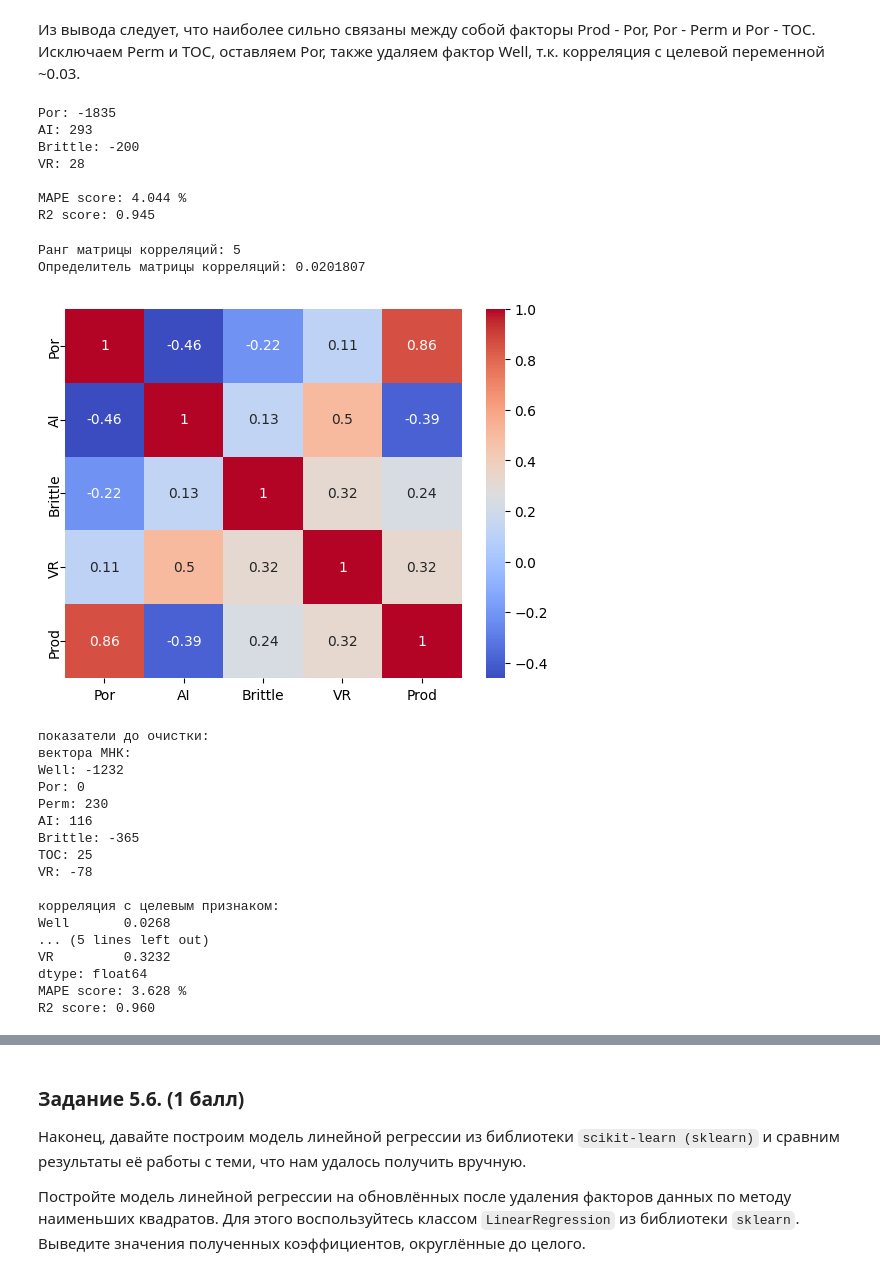
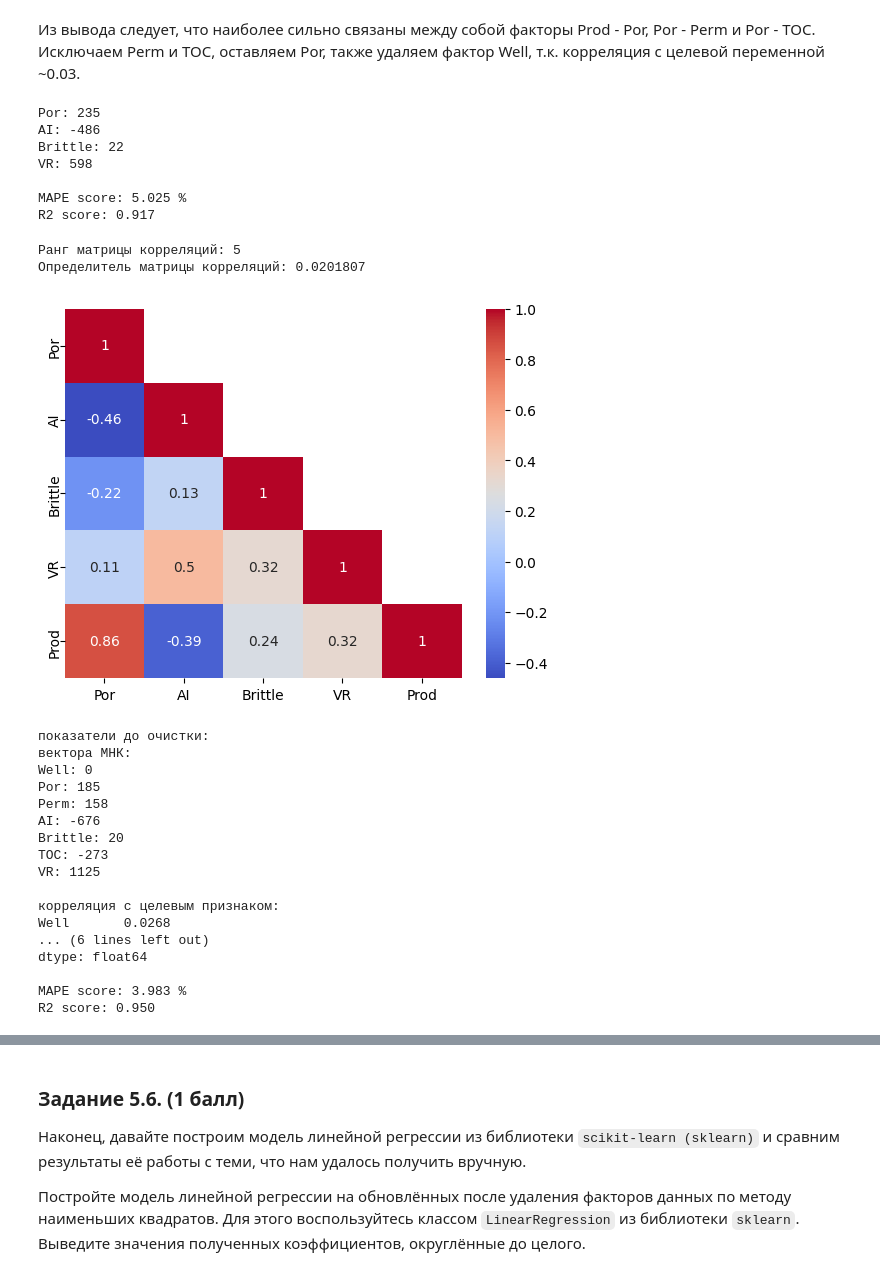
Before and after one commit to metalin37/Skillfactory, a Jupyter notebook: MathML/MATH&ML-1. Линейная алгебра в контексте линейных методов. Часть I/MATH_ML-2._Практика.ipynb, the cells around one changed output, grey strips where cells are left out. Saved outputs shown, nothing was run; the diff lists cells and outputs as text; code cells hidden in the pictures.

```diff
--- a/MathML/MATH&ML-1. Линейная алгебра в контексте линейных методов. Часть I/MATH_ML-2._Практика.ipynb
+++ b/MathML/MATH&ML-1. Линейная алгебра в контексте линейных методов. Часть I/MATH_ML-2._Практика.ipynb
@@ -397,10 +416,10 @@ data.drop(columns=drop_columns, axis=1, inplace=True)
 X = data.drop('Prod', axis=1)
 y = data['Prod']
 # %%
-A = np.column_stack((np.ones(X.shape[0]),X))
-Q = np.linalg.inv(A.T @ A)
-w = Q @ A.T @ y
-
+#A = np.column_stack((np.ones(X.shape[0]),X))
+#Q = np.linalg.inv(A.T @ A)
+#w = Q @ A.T @ y
+w = np.linalg.inv(X.T.dot(X)).dot(X.T).dot(y)
 # Вывод вектора весов с подписями столбцов
 # создаем объект StringIO
 output2 = io.StringIO()
@@ -412,38 +431,50 @@ output_str2 = output2.getvalue()
 # выводим значение переменной output_str
 print(output_str2)
 
-y_predict_new = A @ w
+y_predict_new = X @ w
 # Выберем метрики для оценки качества модели
 print('MAPE score: {:.3f} %'.format(metrics.mean_absolute_percentage_error(y, y_predict_new) * 100))
 # Рассчитываем коэффициент детерминации
 print('R2 score: {:.3f}'.format(metrics.r2_score(y, y_predict_new)))
 # %% [output]
-Por: -1835
-AI: 293
-Brittle: -200
-VR: 28
+Por: 235
+AI: -486
+Brittle: 22
+VR: 598
 
-MAPE score: 4.044 %
-R2 score: 0.945
+MAPE score: 5.025 %
+R2 score: 0.917
 # %%
 # строим матрицу корреляций
 corr_matrix2 = np.corrcoef(data, rowvar=False)
 print('Ранг матрицы корреляций:', np.linalg.matrix_rank(corr_matrix2))
 print('Определитель матрицы корреляций: {:.7f}'.format(np.linalg.det(corr_matrix2)))
 
 # строим тепловую карту
-sns.heatmap(corr_matrix2, annot=True, cmap='coolwarm')
+#sns.heatmap(corr_matrix2, annot=True, cmap='coolwarm')
 
+# добавляем подписи столбцов на тепловой карте
+#plt.xticks(np.arange(len(data.columns))+0.5, data.columns, rotation=0, ha='center', fontsize=10)
+#plt.yticks(np.arange(len(data.columns))+0.5, data.columns, ha='center', fontsize=10, va='center', rotation=90)
+
+# отображаем график
+#plt.show()
+
+# формируем нижний треугольник матрицы корреляций
+corr_matrix_tril2 = np.tril(corr_matrix2)
+# заполняем верхний треугольник значениями NaN
+corr_matrix_tril2[corr_matrix_tril2 == 0] = np.nan
+# строим тепловую карту
+sns.heatmap(corr_matrix_tril2, annot=True, cmap='coolwarm', mask=np.isnan(corr_matrix_tril2))
 # добавляем подписи столбцов на тепловой карте
 plt.xticks(np.arange(len(data.columns))+0.5, data.columns, rotation=0, ha='center', fontsize=10)
 plt.yticks(np.arange(len(data.columns))+0.5, data.columns, ha='center', fontsize=10, va='center', rotation=90)
-
 # отображаем график
 plt.show()
 # %% [output]
 Ранг матрицы корреляций: 5
 Определитель матрицы корреляций: 0.0201807
-[figure, old version]
+[figure, new version]
 # %%
 corr_matrix_Prod2 = data.corrwith(data['Prod'])
 # %%
@@ -458,24 +489,25 @@ result_string = out.getvalue()
 # %%
 print('показатели до очистки:')
 print(result)
+print(output_s)
 # %% [output]
 показатели до очистки:
 вектора МНК:
-Well: -1232
-Por: 0
-Perm: 230
-AI: 116
-Brittle: -365
-TOC: 25
-VR: -78
+Well: 0
+Por: 185
+Perm: 158
+AI: -676
+Brittle: 20
+TOC: -273
+VR: 1125
 
 корреляция с целевым признаком:
 Well       0.0268
-... (5 lines left out)
-VR         0.3232
+... (6 lines left out)
 dtype: float64
-MAPE score: 3.628 %
-R2 score: 0.960
+
+MAPE score: 3.983 %
+R2 score: 0.950
 # %%
 print('показатели после очистки:')
 print(result_string)
```
Also changed, not shown: parts of 12 cells of this notebook, 1 other file.
